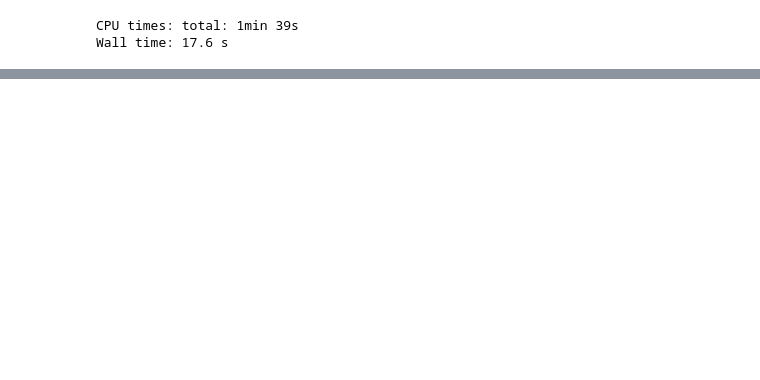
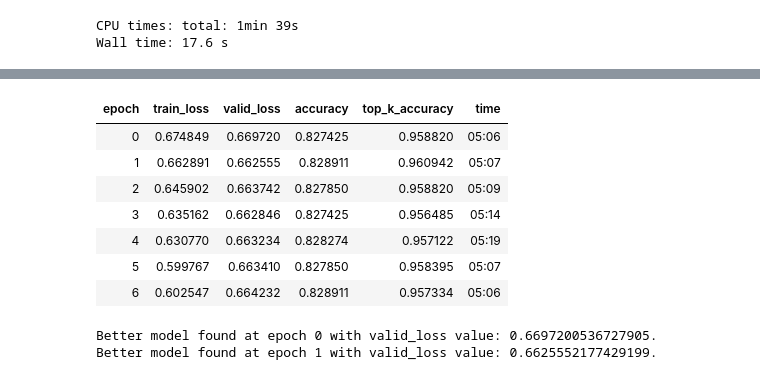
Before and after one commit to Andrei-d6/AAIT-HW2, a Jupyter notebook: Task1_v2.ipynb, the cells around one changed output, grey strips where cells are left out. Saved outputs shown, nothing was run; the diff lists cells and outputs as text; code cells hidden in the pictures; blank space fills up the shorter version.

Commit message:
Failed to make Task 1 better

```diff
--- a/Task1_v2.ipynb
+++ b/Task1_v2.ipynb
@@ -382,0 +387,6 @@ Wall time: 17.6 s
+# %%
+config  = load_configuration('configs/config_task1_224.yml')
+learn = get_learner_task1(config, iteration=2)
+# %%
+state_dict = torch.load(f"{learn.model_dir}/task1_resnet50_128_iter2_unfrozen_dict.pth")
+learn.model.load_state_dict(state_dict)
@@ -382,0 +395,2 @@ Wall time: 17.6 s
+# %%
+do_fit(learn, 'task1_again_resnet50_224_iter2', epochs=10, lr=1e-4, pct_start=0.75)
@@ -382,0 +419,2 @@ Wall time: 17.6 s
+# %%
+do_fit(learn, 'task1_again_resnet50_224_iter2', epochs=5, lr=7e-4, pct_start=0.75)
@@ -382,0 +435,14 @@ Wall time: 17.6 s
+# %%
+do_fit(learn, 'task1_again_resnet50_224_iter2_unfrozen', epochs=7, lr=slice(1e-6, 1e-5),
+       pct_start=0.75, save_state_dict=True)
+# %% [output]
+| epoch | train_loss | valid_loss | accuracy | top_k_accuracy | time |
+| 0 | 0.674849 | 0.669720 | 0.827425 | 0.958820 | 05:06 |
+| 1 | 0.662891 | 0.662555 | 0.828911 | 0.960942 | 05:07 |
+| 2 | 0.645902 | 0.663742 | 0.827850 | 0.958820 | 05:09 |
+| 3 | 0.635162 | 0.662846 | 0.827425 | 0.956485 | 05:14 |
+| 4 | 0.630770 | 0.663234 | 0.828274 | 0.957122 | 05:19 |
+| 5 | 0.599767 | 0.663410 | 0.827850 | 0.958395 | 05:07 |
+| 6 | 0.602547 | 0.664232 | 0.828911 | 0.957334 | 05:06 |
+Better model found at epoch 0 with valid_loss value: 0.6697200536727905.
+Better model found at epoch 1 with valid_loss value: 0.6625552177429199.
```
Also changed, not shown: parts of 16 cells of this notebook.
